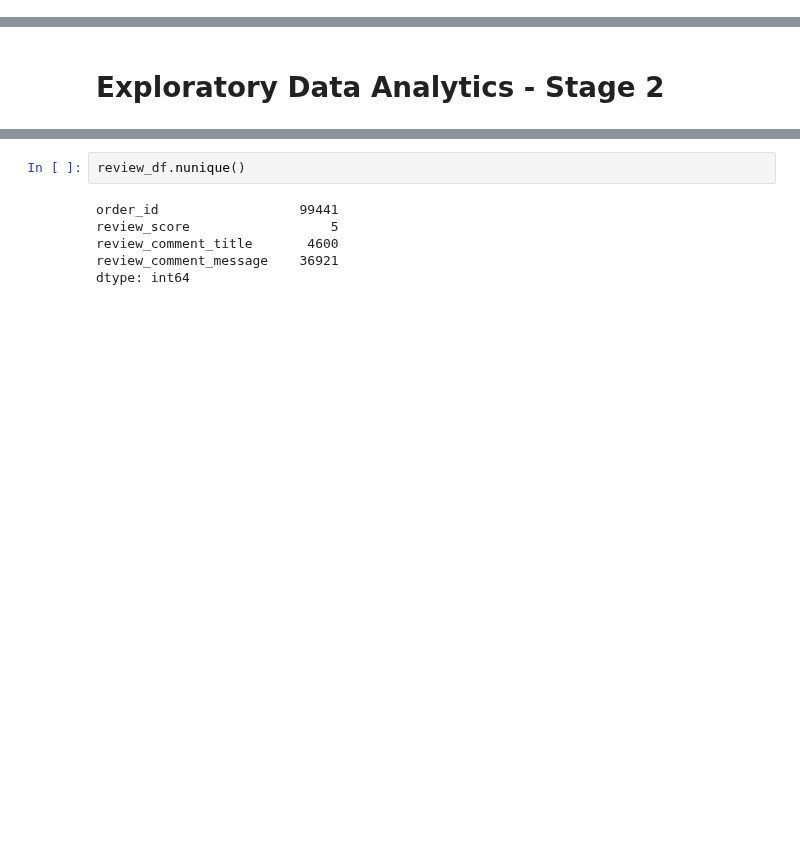
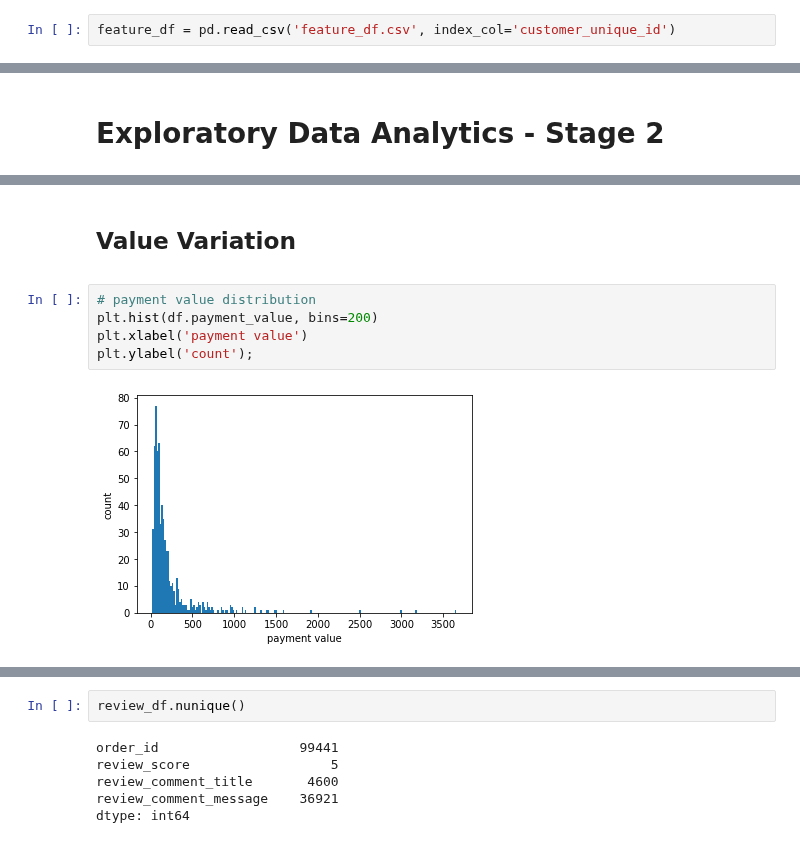
Before and after one commit to alireza-alizadegan/e-commerce-Sales, a Jupyter notebook: Brazil/Value Prediction.ipynb, the cells around one changed output, grey strips where cells are left out. Cells and saved outputs as stored; diff of their text form; blank space fills up the shorter version.

Commit message:
Payment value finished

```diff
--- a/Brazil/Value Prediction.ipynb
+++ b/Brazil/Value Prediction.ipynb
@@ -712,0 +691,2 @@ cust_pocipr_df1.head()
+# %%
+feature_df = pd.read_csv('feature_df.csv', index_col='customer_unique_id')
@@ -766,0 +733,10 @@ pocipr_df.head()
+# %% [markdown]
+## Value Variation
+<a id='value'></a>
+# %%
+# payment value distribution
+plt.hist(df.payment_value, bins=200)
+plt.xlabel('payment value')
+plt.ylabel('count');
+# %% [output]
+[figure, added]
```
Also changed, not shown: parts of 34 cells of this notebook, 4 other files.
